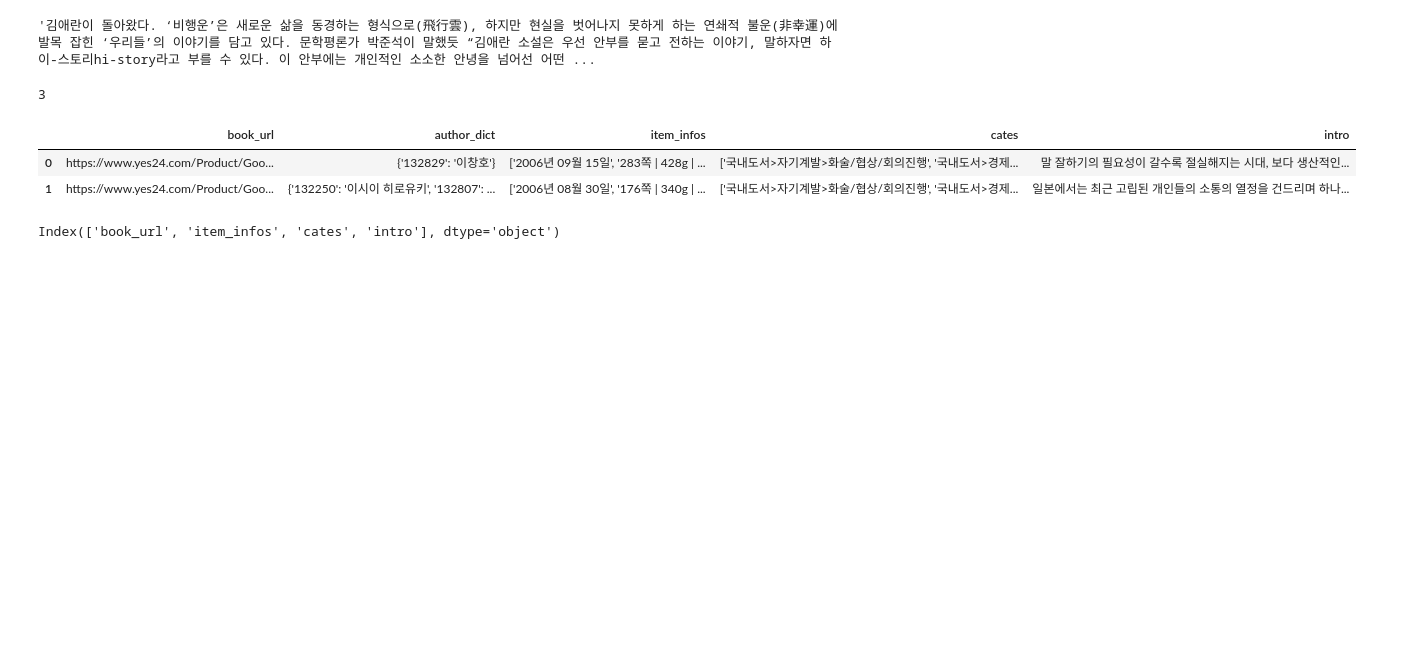
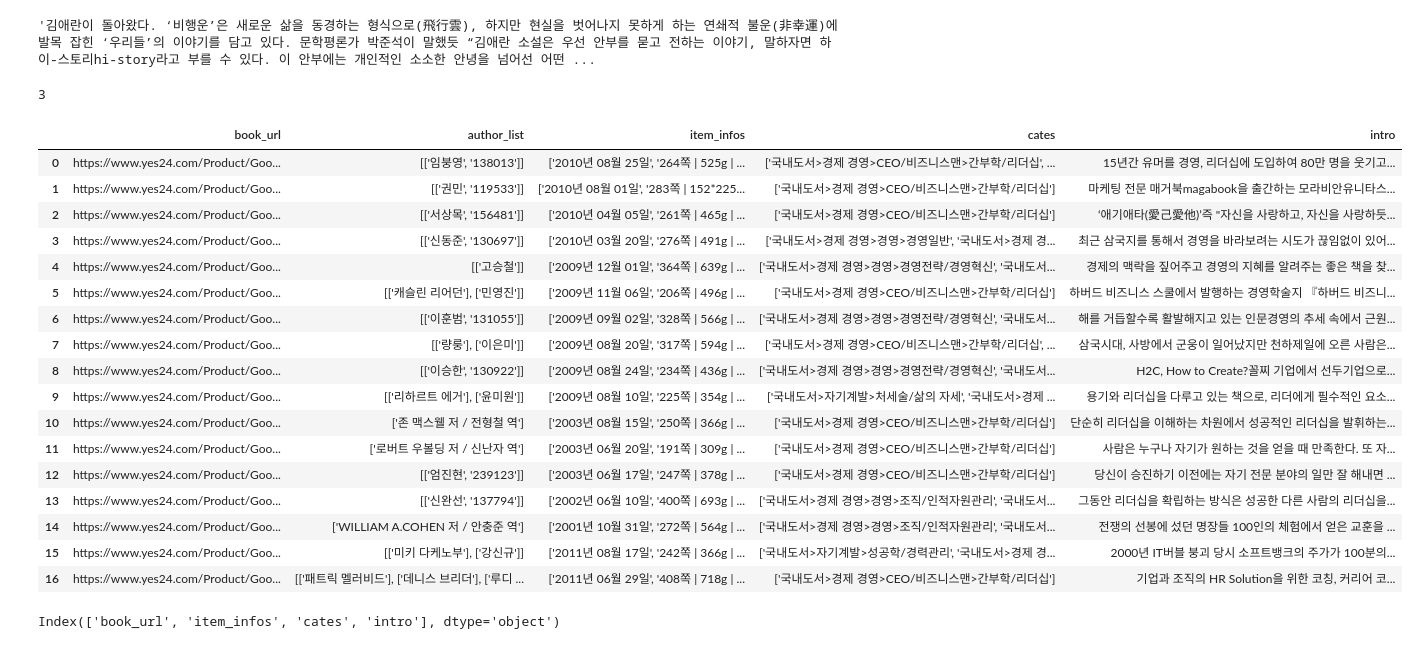
Before and after one commit to chaekcheck/chaekchecklab, a Jupyter notebook: crawling/specific_info.ipynb, the cells around one changed output. Saved outputs shown, nothing was run; the diff lists cells and outputs as text; code cells hidden in the pictures; blank space fills up the shorter version.

Commit message:
detail 수정 후 실행

```diff
--- a/crawling/specific_info.ipynb
+++ b/crawling/specific_info.ipynb
@@ -172,12 +174,27 @@ len(x)
 # %%
-p = r"D:\python_project\chaekchecklab\data\detail\detail_basic_001001025001003.csv".replace('\\', '/')
+p = r"D:\python_project\chaekchecklab\data\detail\detail_basic_001001025001001.csv".replace('\\', '/')
 # print(p)
 df = pd.read_csv(p)
 df
 # %% [output]
-|  | book_url | author_dict | item_infos | cates | intro |
-| 0 | https://www.yes24.com/Product/Goo... | {'132829': '이창호'} | ['2006년 09월 15일', '283쪽 | 428g | ... | ['국내도서>자기계발>화술/협상/회의진행', '국내도서>경제... | 말 잘하기의 필요성이 갈수록 절실해지는 시대, 보다 생산적인... |
-| 1 | https://www.yes24.com/Product/Goo... | {'132250': '이시이 히로유키', '132807': ... | ['2006년 08월 30일', '176쪽 | 340g | ... | ['국내도서>자기계발>화술/협상/회의진행', '국내도서>경제... | 일본에서는 최근 고립된 개인들의 소통의 열정을 건드리며 하나... |
+|  | book_url | author_list | item_infos | cates | intro |
+| 0 | https://www.yes24.com/Product/Goo... | [['임붕영', '138013']] | ['2010년 08월 25일', '264쪽 | 525g | ... | ['국내도서>경제 경영>CEO/비즈니스맨>간부학/리더십', ... | 15년간 유머를 경영, 리더십에 도입하여 80만 명을 웃기고... |
+| 1 | https://www.yes24.com/Product/Goo... | [['권민', '119533']] | ['2010년 08월 01일', '283쪽 | 152*225... | ['국내도서>경제 경영>CEO/비즈니스맨>간부학/리더십'] | 마케팅 전문 매거북magabook을 출간하는 모라비안유니타스... |
+| 2 | https://www.yes24.com/Product/Goo... | [['서상목', '156481']] | ['2010년 04월 05일', '261쪽 | 465g | ... | ['국내도서>경제 경영>CEO/비즈니스맨>간부학/리더십'] | ‘애기애타(愛己愛他)’즉 "자신을 사랑하고, 자신을 사랑하듯... |
+| 3 | https://www.yes24.com/Product/Goo... | [['신동준', '130697']] | ['2010년 03월 20일', '276쪽 | 491g | ... | ['국내도서>경제 경영>경영>경영일반', '국내도서>경제 경... | 최근 삼국지를 통해서 경영을 바라보려는 시도가 끊임없이 있어... |
+| 4 | https://www.yes24.com/Product/Goo... | [['고승철']] | ['2009년 12월 01일', '364쪽 | 639g | ... | ['국내도서>경제 경영>경영>경영전략/경영혁신', '국내도서... | 경제의 맥락을 짚어주고 경영의 지혜를 알려주는 좋은 책을 찾... |
+| 5 | https://www.yes24.com/Product/Goo... | [['캐슬린 리어던'], ['민영진']] | ['2009년 11월 06일', '206쪽 | 496g | ... | ['국내도서>경제 경영>CEO/비즈니스맨>간부학/리더십'] | 하버드 비즈니스 스쿨에서 발행하는 경영학술지 『하버드 비즈니... |
+| 6 | https://www.yes24.com/Product/Goo... | [['이훈범', '131055']] | ['2009년 09월 02일', '328쪽 | 566g | ... | ['국내도서>경제 경영>경영>경영전략/경영혁신', '국내도서... | 해를 거듭할수록 활발해지고 있는 인문경영의 추세 속에서 근원... |
+| 7 | https://www.yes24.com/Product/Goo... | [['량룽'], ['이은미']] | ['2009년 08월 20일', '317쪽 | 594g | ... | ['국내도서>경제 경영>CEO/비즈니스맨>간부학/리더십', ... | 삼국시대, 사방에서 군웅이 일어났지만 천하제일에 오른 사람은... |
+| 8 | https://www.yes24.com/Product/Goo... | [['이승한', '130922']] | ['2009년 08월 24일', '234쪽 | 436g | ... | ['국내도서>경제 경영>경영>경영전략/경영혁신', '국내도서... | H2C, How to Create?꼴찌 기업에서 선두기업으로... |
+| 9 | https://www.yes24.com/Product/Goo... | [['리하르트 에거'], ['윤미원']] | ['2009년 08월 10일', '225쪽 | 354g | ... | ['국내도서>자기계발>처세술/삶의 자세', '국내도서>경제 ... | 용기와 리더십을 다루고 있는 책으로, 리더에게 필수적인 요소... |
+| 10 | https://www.yes24.com/Product/Goo... | ['존 맥스웰 저 / 전형철 역'] | ['2003년 08월 15일', '250쪽 | 366g | ... | ['국내도서>경제 경영>CEO/비즈니스맨>간부학/리더십'] | 단순히 리더십을 이해하는 차원에서 성공적인 리더십을 발휘하는... |
+| 11 | https://www.yes24.com/Product/Goo... | ['로버트 우볼딩 저 / 신난자 역'] | ['2003년 06월 20일', '191쪽 | 309g | ... | ['국내도서>경제 경영>CEO/비즈니스맨>간부학/리더십'] | 사람은 누구나 자기가 원하는 것을 얻을 때 만족한다. 또 자... |
+| 12 | https://www.yes24.com/Product/Goo... | [['엄진현', '239123']] | ['2003년 06월 17일', '247쪽 | 378g | ... | ['국내도서>경제 경영>CEO/비즈니스맨>간부학/리더십'] | 당신이 승진하기 이전에는 자기 전문 분야의 일만 잘 해내면 ... |
+| 13 | https://www.yes24.com/Product/Goo... | [['신완선', '137794']] | ['2002년 06월 10일', '400쪽 | 693g | ... | ['국내도서>경제 경영>경영>조직/인적자원관리', '국내도서... | 그동안 리더십을 확립하는 방식은 성공한 다른 사람의 리더십을... |
+| 14 | https://www.yes24.com/Product/Goo... | ['WILLIAM A.COHEN 저 / 안충준 역'] | ['2001년 10월 31일', '272쪽 | 564g | ... | ['국내도서>경제 경영>경영>조직/인적자원관리', '국내도서... | 전쟁의 선봉에 섰던 명장들 100인의 체험에서 얻은 교훈을 ... |
+| 15 | https://www.yes24.com/Product/Goo... | [['미키 다케노부'], ['강신규']] | ['2011년 08월 17일', '242쪽 | 366g | ... | ['국내도서>자기계발>성공학/경력관리', '국내도서>경제 경... | 2000년 IT버블 붕괴 당시 소프트뱅크의 주가가 100분의... |
+| 16 | https://www.yes24.com/Product/Goo... | [['패트릭 멜러비드'], ['데니스 브리더'], ['루디 ... | ['2011년 06월 29일', '408쪽 | 718g | ... | ['국내도서>경제 경영>CEO/비즈니스맨>간부학/리더십'] | 기업과 조직의 HR Solution을 위한 코칭, 커리어 코... |
 # %%
 df.columns
 # %% [output]
```
Also changed, not shown: parts of 1 cell of this notebook, 2 other files.
